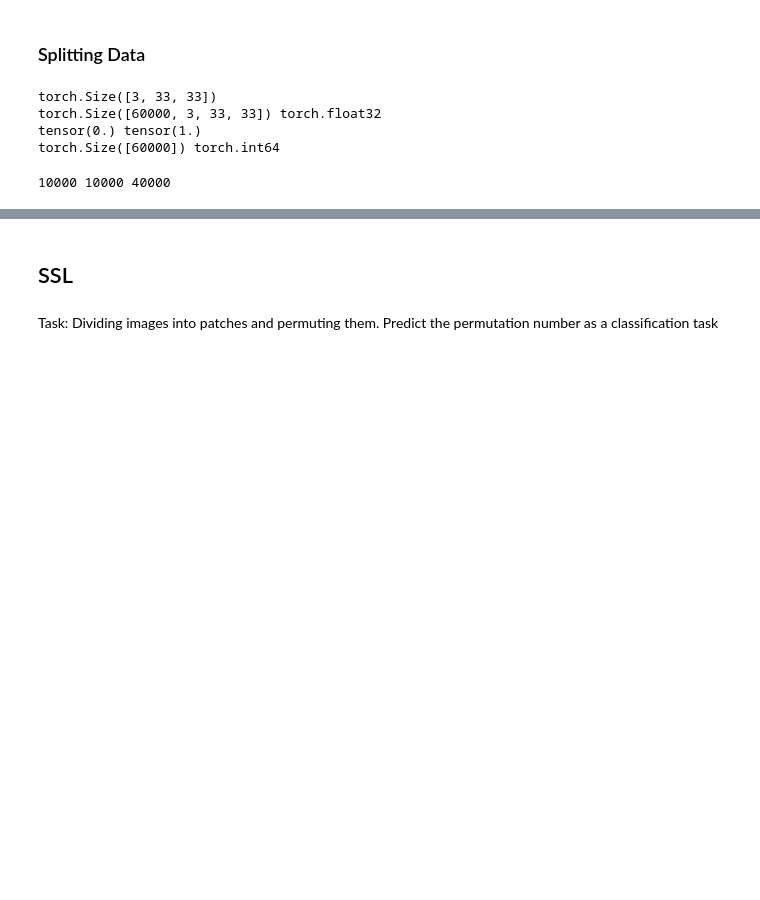
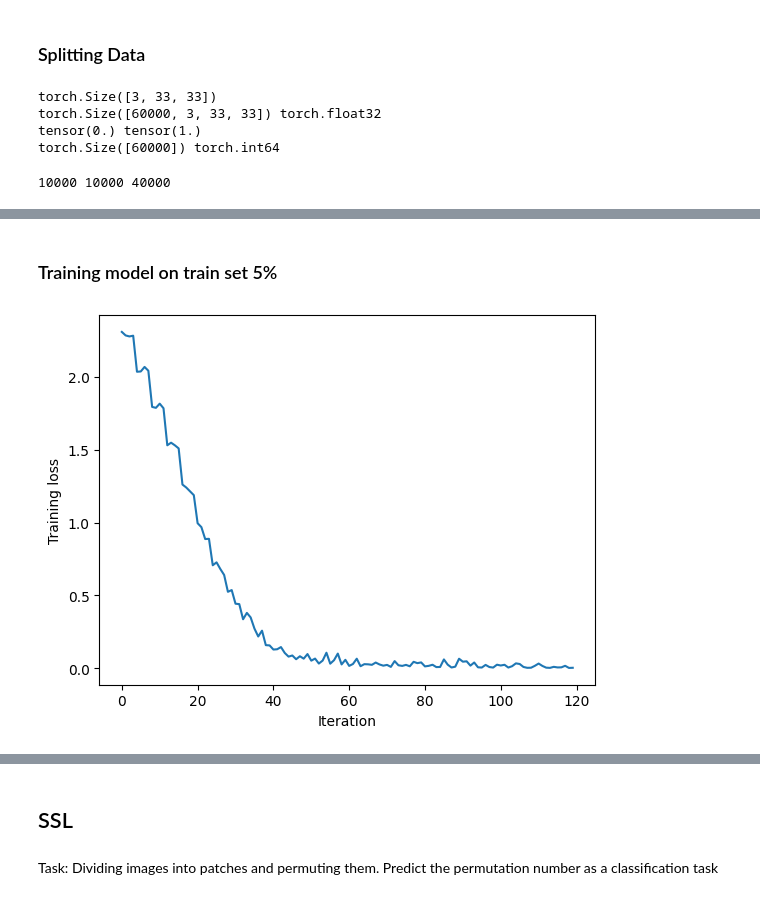
Before and after one commit to VannshJani/Machine-Learning, a Jupyter notebook: SSL.ipynb, the cells around one changed output, grey strips where cells are left out. Drawn from its saved outputs; the diff is of its cells as text; code cells hidden in the pictures; blank space fills up the shorter version.

```diff
--- a/SSL.ipynb
+++ b/SSL.ipynb
@@ -99,5 +99,15 @@ test_idx = idx[-n_test:]
 print(len(train_idx), len(pool_idx), len(test_idx))
 # %% [output]
 10000 10000 40000
+# %%
+result_dict = {}
+# 1% of the training data
+train_idx_1 = train_idx[:100]
+# 5% of the training data
+train_idx_5 = train_idx[:500]
+# 10% of the training data
+train_idx_10 = train_idx[:1000]
+# 50% of the training data
+train_idx_50 = train_idx[:5000]
 # %%
 ecf = EfficientNetClassifier(n_classes=10).to(device)
@@ -145,0 +143,12 @@ test set accuracy: 71.16%
+# %% [markdown]
+### Training model on train set 5%
+# %%
+ecf = EfficientNetClassifier(n_classes=10).to(device)
+iter_losses, epoch_losses = train_fn(ecf,nn.CrossEntropyLoss(), X[train_idx_5], y[train_idx_5], lr=3e-4,
+                                     batch_size=128, epochs=30, verbose=True)
+plt.plot(iter_losses)
+plt.xlabel("Iteration")
+plt.ylabel("Training loss")
+predict(ecf,X[test_idx],y[test_idx],"5%","no_SSL")
+# %% [output]
+[figure, added]
```
Also changed, not shown: parts of 36 cells of this notebook, 3 other files.
